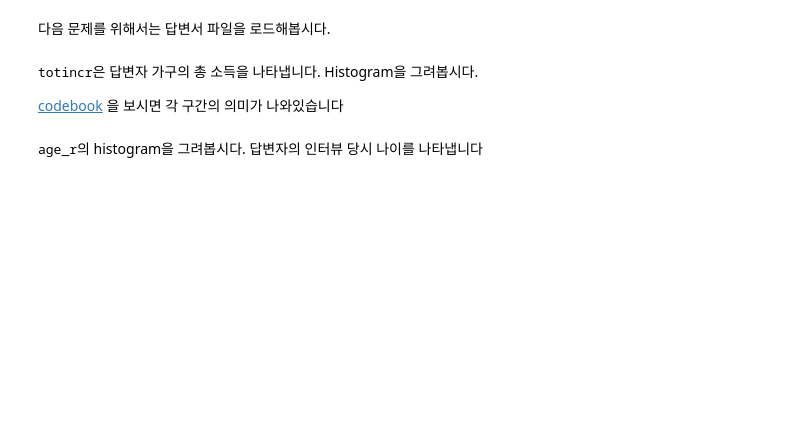
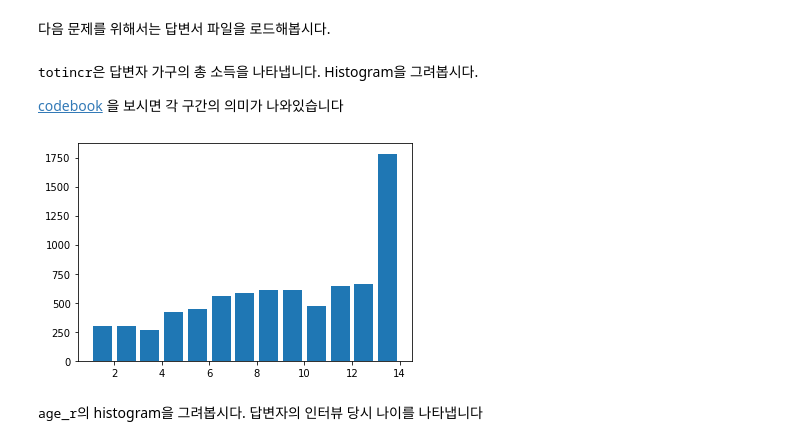
Before and after one commit to jongvvon/Statistics, a Jupyter notebook: WEEK04-01_NoSolution.ipynb, the cells around one changed output. Cells and saved outputs as stored; diff of their text form; code cells hidden in the pictures; blank space fills up the shorter version.

```diff
--- a/WEEK04-01_NoSolution.ipynb
+++ b/WEEK04-01_NoSolution.ipynb
@@ -361,7 +378,7 @@ plt.close()
 # %% [markdown]
 다음 문제를 위해서는 답변서 파일을 로드해봅시다.
 # %%
-resp = pd.read_csv("./2002FemResp.tsv", sep="\t")
+resp = pd.read_csv("/content/drive/MyDrive/Colab Notebooks/github/Statistics/2002FemResp.tsv", sep="\t")
 # %% [markdown]
 <tt>totincr</tt>은 답변자 가구의 총 소득을 나타냅니다. Histogram을 그려봅시다.
 
@@ -371,2 +386,10 @@ resp = pd.read_csv("./2002FemResp.tsv", sep="\t")
+# %%
+# Solution goes here
+hist = plt.hist(resp["totincr"], rwidth=0.8, label="totincr",
+                bins=range(int(resp["totincr"].min()), int(resp["totincr"].max()+1)))
+plt.show()
+plt.close()
+# %% [output]
+[figure, added]
 # %% [markdown]
 <tt>age_r</tt>의 histogram을 그려봅시다. 답변자의 인터뷰 당시 나이를 나타냅니다
```
Also changed, not shown: parts of 31 cells of this notebook.
